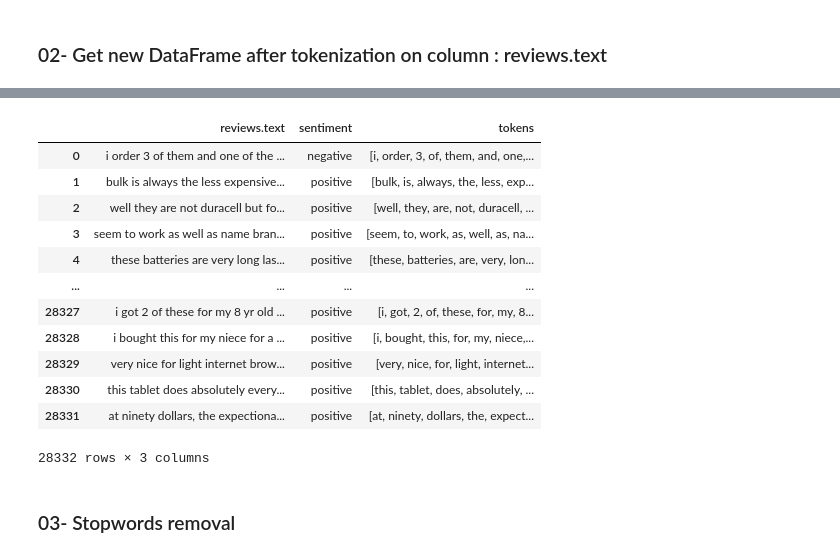
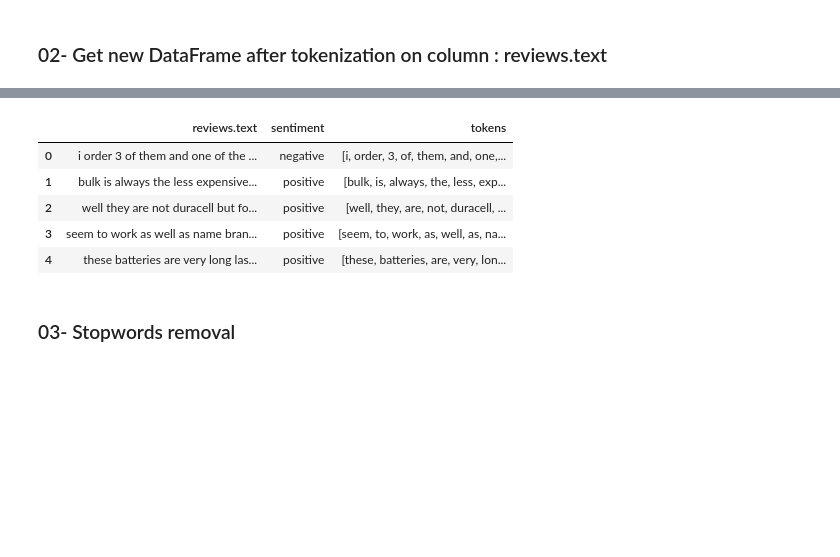
Before and after one commit to lsdsU48/DS-Unit-4-Sprint-1-NLP, a Jupyter notebook: module4-topic-modeling/LS_DS_414_Topic_Modeling_Assignment.ipynb, the cells around one changed output, grey strips where cells are left out. Cells and saved outputs as stored; diff of their text form; code cells hidden in the pictures; blank space fills up the shorter version.

```diff
--- a/module4-topic-modeling/LS_DS_414_Topic_Modeling_Assignment.ipynb
+++ b/module4-topic-modeling/LS_DS_414_Topic_Modeling_Assignment.ipynb
@@ -54,15 +54,6 @@ df['reviews.title'] = df['reviews.title'].str.lower()
 ### 01- Tokenize
 # %%
 def tokenize(text):
-    """Parses a string into a list of semantic units (words)
-
-    Args:
-        text (str): The string that the function will tokenize.
-
-    Returns:
-        list: tokens parsed out by the mechanics of your choice
-    """
-
     tokens = re.sub('[^a-zA-Z 0-9]', '', text)
     tokens = tokens.lower().split()
 
@@ -83,20 +74,13 @@ df.head()
 # %%
 amz = df[['reviews.text', 'sentiment', 'tokens']]
-amz
+amz.head()
 # %% [output]
 |  | reviews.text | sentiment | tokens |
 | 0 | i order 3 of them and one of the ... | negative | [i, order, 3, of, them, and, one,... |
 | 1 | bulk is always the less expensive... | positive | [bulk, is, always, the, less, exp... |
 | 2 | well they are not duracell but fo... | positive | [well, they, are, not, duracell, ... |
 | 3 | seem to work as well as name bran... | positive | [seem, to, work, as, well, as, na... |
 | 4 | these batteries are very long las... | positive | [these, batteries, are, very, lon... |
-| ... | ... | ... | ... |
-| 28327 | i got 2 of these for my 8 yr old ... | positive | [i, got, 2, of, these, for, my, 8... |
-| 28328 | i bought this for my niece for a ... | positive | [i, bought, this, for, my, niece,... |
-| 28329 | very nice for light internet brow... | positive | [very, nice, for, light, internet... |
-| 28330 | this tablet does absolutely every... | positive | [this, tablet, does, absolutely, ... |
-| 28331 | at ninety dollars, the expectiona... | positive | [at, ninety, dollars, the, expect... |
-28332 rows × 3 columns
 # %% [markdown]
 ### 03- Stopwords removal
 # %%
```
Also changed, not shown: parts of 5 cells of this notebook.
